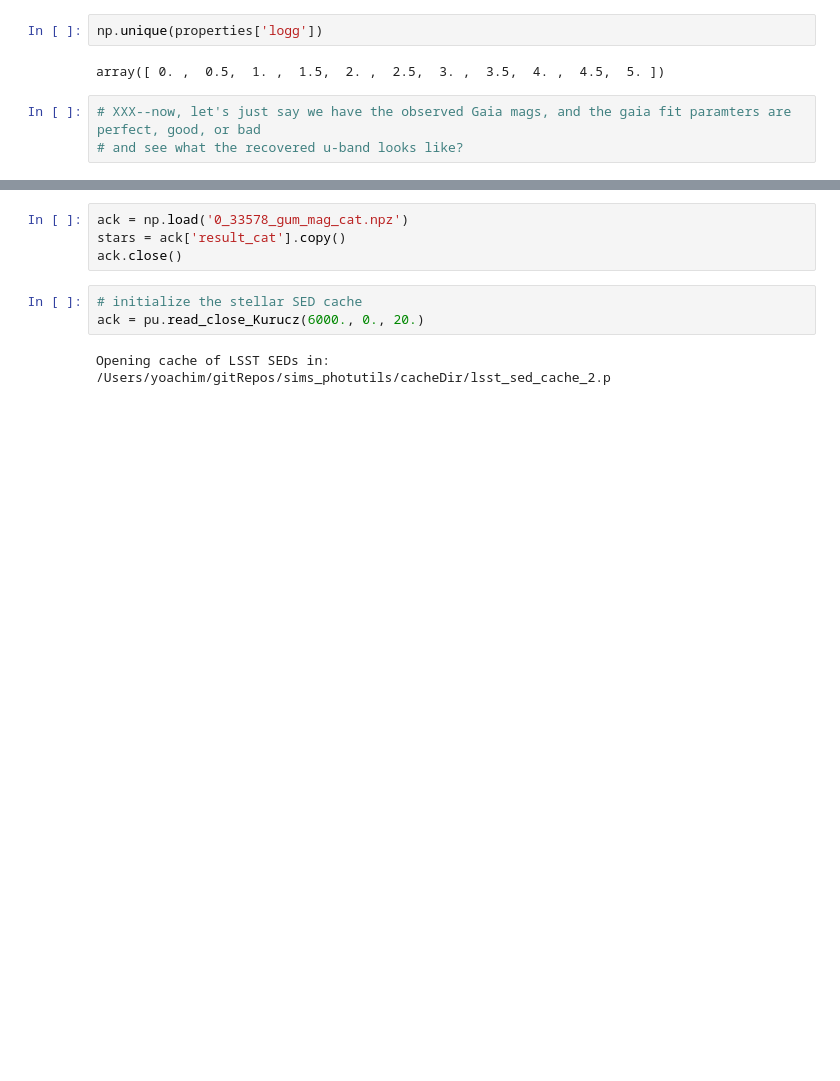
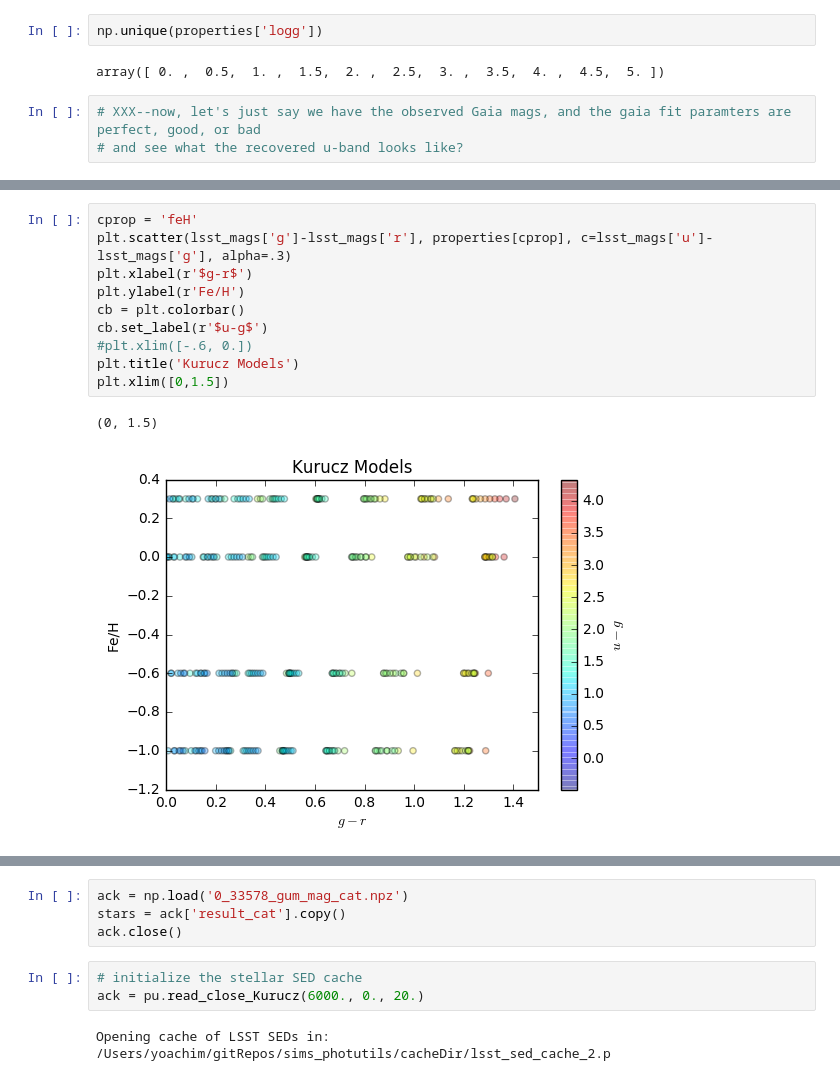
Before and after one commit to lsst-sims/sims_gaia_calib, a Jupyter notebook: python/Full_kuruz.ipynb, the cells around one changed output, grey strips where cells are left out. Cells and saved outputs as stored; diff of their text form; blank space fills up the shorter version.

```diff
--- a/python/Full_kuruz.ipynb
+++ b/python/Full_kuruz.ipynb
@@ -91,0 +113,13 @@ array([ 0. ,  0.5,  1. ,  1.5,  2. ,  2.5,  3. ,  3.5,  4. ,  4.5,  5. ])
+# %%
+cprop = 'feH'
+plt.scatter(lsst_mags['g']-lsst_mags['r'], properties[cprop], c=lsst_mags['u']-lsst_mags['g'], alpha=.3)
+plt.xlabel(r'$g-r$')
+plt.ylabel(r'Fe/H')
+cb = plt.colorbar()
+cb.set_label(r'$u-g$')
+#plt.xlim([-.6, 0.])
+plt.title('Kurucz Models')
+plt.xlim([0,1.5])
+# %% [output]
+(0, 1.5)
+[figure, added]
```
Also changed, not shown: parts of 8 cells of this notebook, 1 other file.
